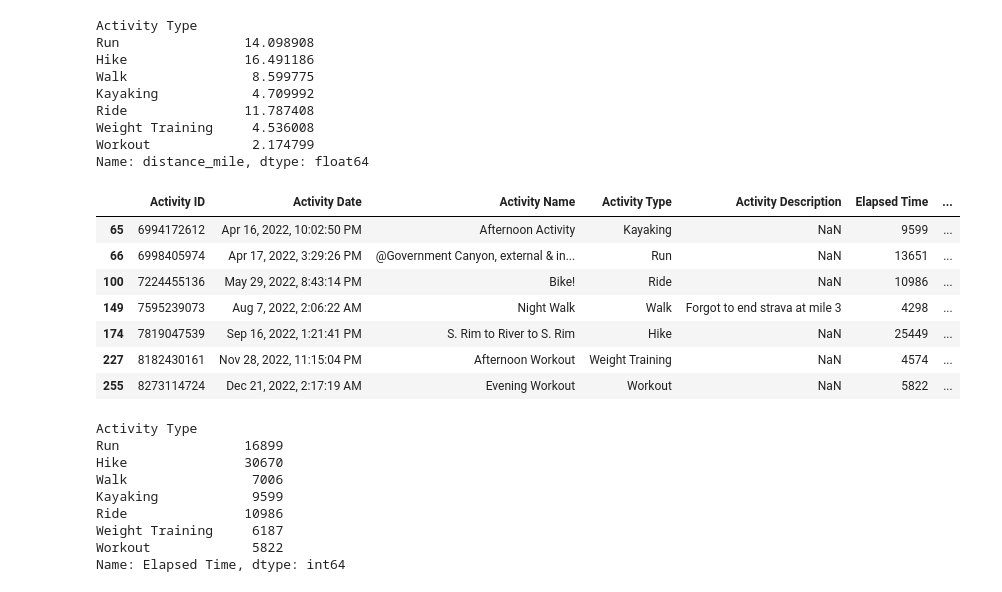
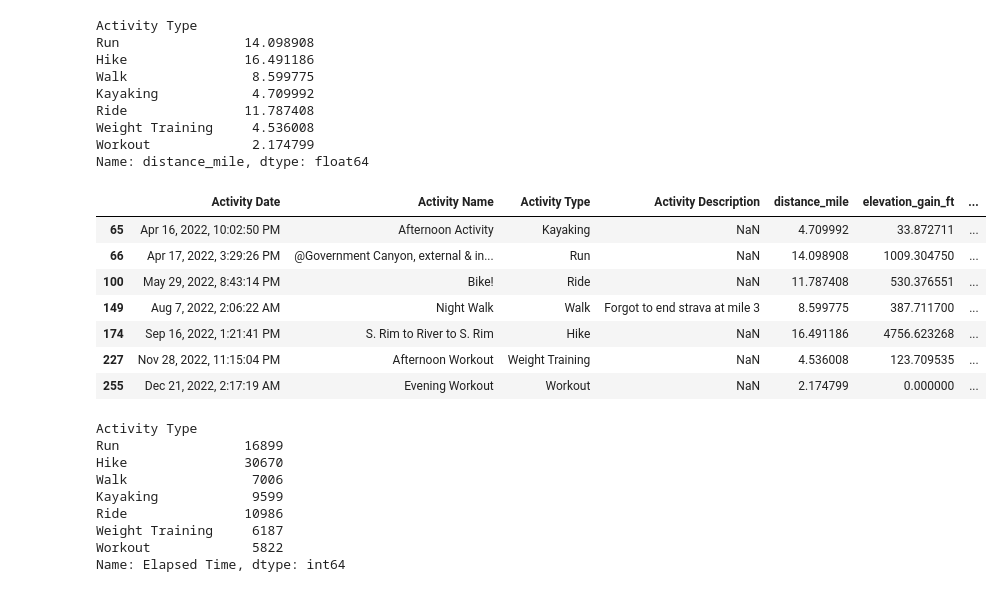
Before and after one commit to dazhaoniel/strava-recap-2022, a Jupyter notebook: strava2022-javier.ipynb, the cells around one changed output. Saved outputs shown, nothing was run; the diff lists cells and outputs as text; code cells hidden in the pictures.

```diff
--- a/strava2022-javier.ipynb
+++ b/strava2022-javier.ipynb
@@ -146,18 +146,18 @@ Name: distance_mile, dtype: float64
 # %%
 # list those longest activities?
 # get temp subset of activities because yoga and weight training doesn't have distance
 df_distance = df[df['distance_mile'] > 0]
 idx = df_distance.groupby(['Activity Type'])['distance_mile'].transform(max) == df_distance['distance_mile']
-df_distance[idx]
+df_distance[idx][['Activity Date', 'Activity Name', 'Activity Type', 'Activity Description', 'distance_mile', 'elevation_gain_ft', 'pace']]
 # %% [output]
-|  | Activity ID | Activity Date | Activity Name | Activity Type | Activity Description | Elapsed Time | ... |
-| 65 | 6994172612 | Apr 16, 2022, 10:02:50 PM | Afternoon Activity | Kayaking | NaN | 9599 | ... |
-| 66 | 6998405974 | Apr 17, 2022, 3:29:26 PM | @Government Canyon, external & in... | Run | NaN | 13651 | ... |
-| 100 | 7224455136 | May 29, 2022, 8:43:14 PM | Bike! | Ride | NaN | 10986 | ... |
-| 149 | 7595239073 | Aug 7, 2022, 2:06:22 AM | Night Walk | Walk | Forgot to end strava at mile 3 | 4298 | ... |
-| 174 | 7819047539 | Sep 16, 2022, 1:21:41 PM | S. Rim to River to S. Rim | Hike | NaN | 25449 | ... |
-| 227 | 8182430161 | Nov 28, 2022, 11:15:04 PM | Afternoon Workout | Weight Training | NaN | 4574 | ... |
-| 255 | 8273114724 | Dec 21, 2022, 2:17:19 AM | Evening Workout | Workout | NaN | 5822 | ... |
+|  | Activity Date | Activity Name | Activity Type | Activity Description | distance_mile | elevation_gain_ft | ... |
+| 65 | Apr 16, 2022, 10:02:50 PM | Afternoon Activity | Kayaking | NaN | 4.709992 | 33.872711 | ... |
+| 66 | Apr 17, 2022, 3:29:26 PM | @Government Canyon, external & in... | Run | NaN | 14.098908 | 1009.304750 | ... |
+| 100 | May 29, 2022, 8:43:14 PM | Bike! | Ride | NaN | 11.787408 | 530.376551 | ... |
+| 149 | Aug 7, 2022, 2:06:22 AM | Night Walk | Walk | Forgot to end strava at mile 3 | 8.599775 | 387.711700 | ... |
+| 174 | Sep 16, 2022, 1:21:41 PM | S. Rim to River to S. Rim | Hike | NaN | 16.491186 | 4756.623268 | ... |
+| 227 | Nov 28, 2022, 11:15:04 PM | Afternoon Workout | Weight Training | NaN | 4.536008 | 123.709535 | ... |
+| 255 | Dec 21, 2022, 2:17:19 AM | Evening Workout | Workout | NaN | 2.174799 | 0.000000 | ... |
 # %%
 # longest elapsed time activity based on activity type
 df.groupby(['Activity Type'], sort=False)['Elapsed Time'].max()
```
Also changed, not shown: parts of 8 cells of this notebook.
